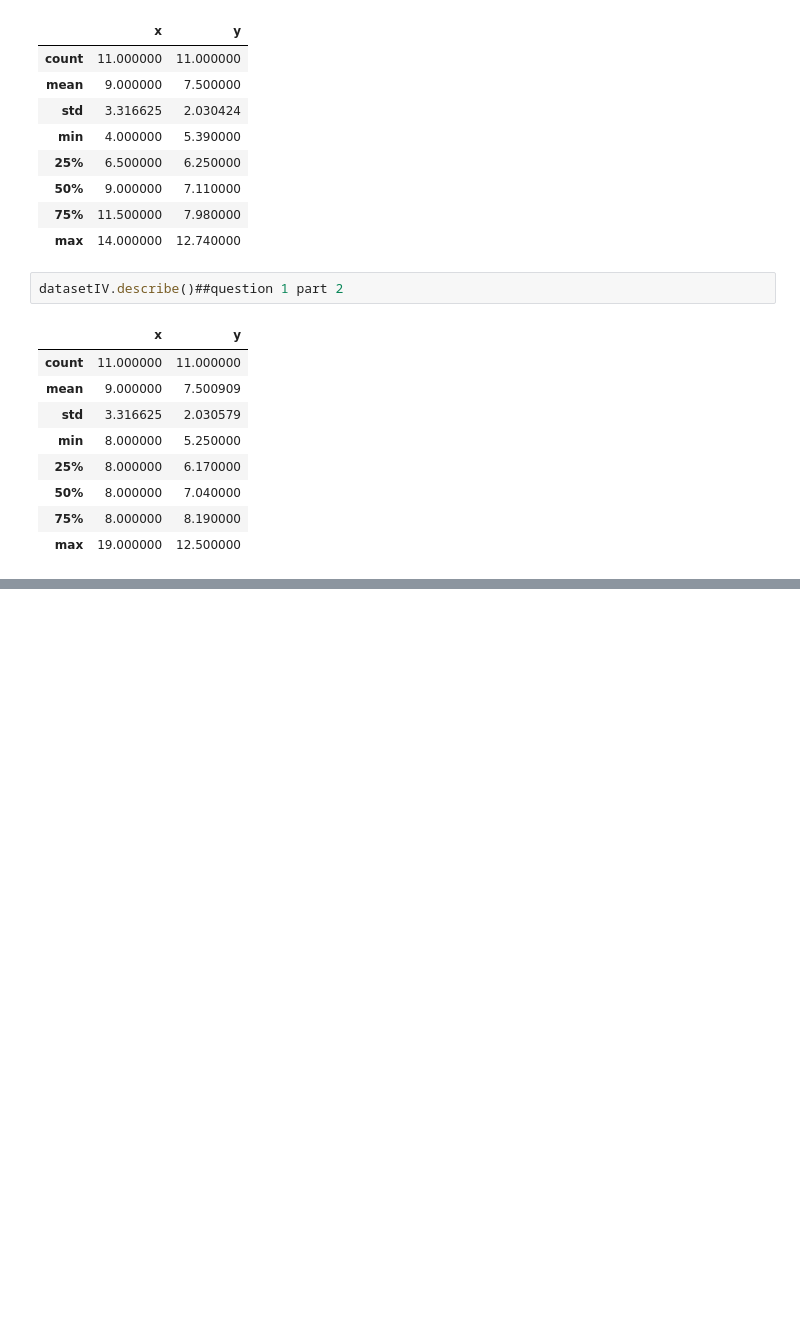
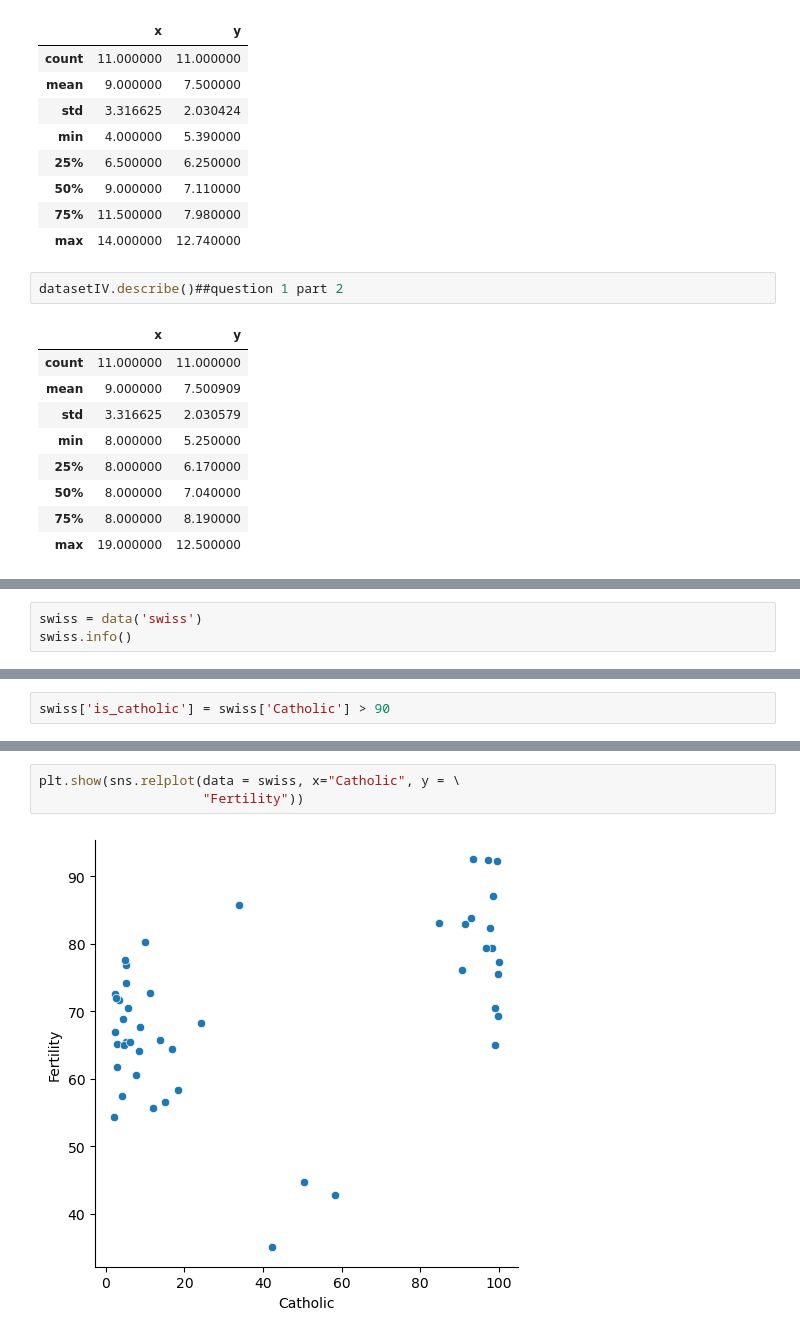
Before and after one commit to wherrickjr/numpy-pandas-visualization-exercises, a Jupyter notebook: seaborn_exercises.ipynb, the cells around one changed output, grey strips where cells are left out. Cells and saved outputs as stored; diff of their text form; blank space fills up the shorter version.

```diff
--- a/seaborn_exercises.ipynb
+++ b/seaborn_exercises.ipynb
@@ -111,0 +216,3 @@ plt.show(sns.relplot(data = ans, x = "x", y = "y", col = "dataset"))
+# %%
+swiss = data('swiss')
+swiss.info()
@@ -111,0 +235,2 @@ plt.show(sns.relplot(data = ans, x = "x", y = "y", col = "dataset"))
+# %%
+swiss['is_catholic'] = swiss['Catholic'] > 90
@@ -111,0 +257,5 @@ plt.show(sns.relplot(data = ans, x = "x", y = "y", col = "dataset"))
+# %%
+plt.show(sns.relplot(data = swiss, x="Catholic", y = \
+                     "Fertility"))
+# %% [output]
+[figure, added]
```
Also changed, not shown: parts of 23 cells of this notebook, 1 other file.
